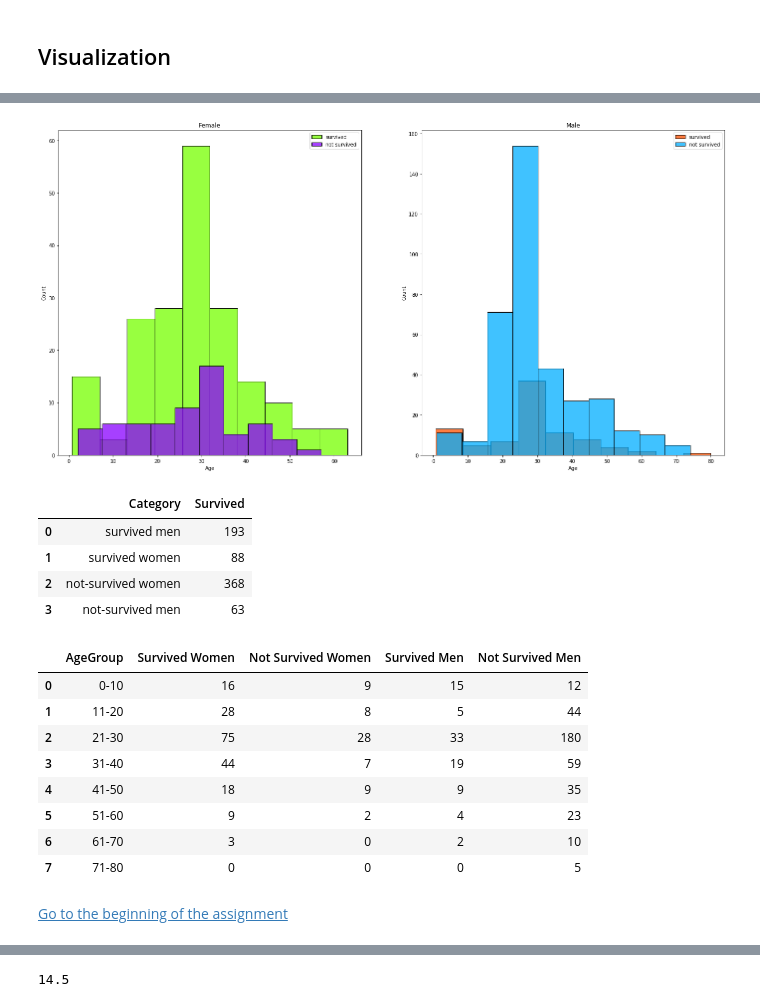
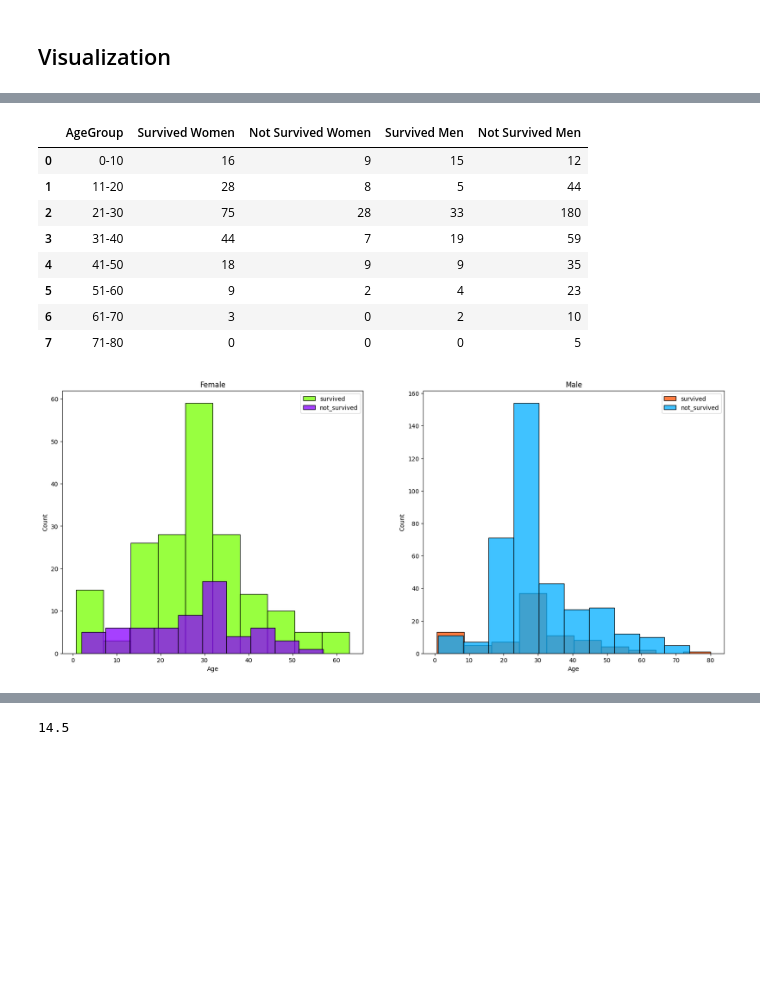
Before and after one commit to eranCat/TitanicML, a Jupyter notebook: Assignment2_supervised_learning_flow.ipynb, the cells around one changed output, grey strips where cells are left out. Cells and saved outputs as stored; diff of their text form; code cells hidden in the pictures; blank space fills up the shorter version.

```diff
--- a/Assignment2_supervised_learning_flow.ipynb
+++ b/Assignment2_supervised_learning_flow.ipynb
@@ -145,16 +148,0 @@ else:
-# %%
-survived = 'survived'
-not_survived = 'not survived'
-fig, axes = plt.subplots(nrows=1, ncols=2,figsize=(24, 12))
-women = train_set[train_set['Sex']==0]
-men = train_set[train_set['Sex']==1]
-ax = sns.histplot(women[women['Survived']==1].Age.dropna(), bins=10, label = survived, ax = axes[0], kde =False, color="#76FF00")
-ax = sns.histplot(women[women['Survived']==0].Age.dropna(), bins=10, label = not_survived, ax = axes[0], kde =False, color="#8900FF")
-ax.legend()
-ax.set_title('Female')
-ax = sns.histplot(men[men['Survived']==1].Age.dropna(), bins=10, label = survived, ax = axes[1], kde = False, color="#FF5100")
-ax = sns.histplot(men[men['Survived']==0].Age.dropna(), bins=10, label = not_survived, ax = axes[1], kde = False, color="#00AEFF")
-ax.legend()
-_ = ax.set_title('Male')
-# %% [output]
-[figure, removed]
@@ -180,23 +149,27 @@ def createHistTable(data_frame):
-# %%
-# Creating data table for the histogram above without age group
-histTable = createHistTable(train_set)
-if not histTable.empty:
-    display(histTable)
-else:
-    print("No dataframe was found during the process")
-# %% [output]
-|  | Category | Survived |
-| 0 | survived men | 193 |
-| 1 | survived women | 88 |
-| 2 | not-survived women | 368 |
-| 3 | not-survived men | 63 |
+# %%
+def plot_hist_gender_survivors():
+    fig, axes = plt.subplots(nrows=1, ncols=2, figsize=(20, 8))
+
+    genders = {'Female': 0, 'Male': 1}
+    colors = {'survived': ["#76FF00", "#FF5100"], 'not_survived': ["#8900FF", "#00AEFF"]}
+
+    #loop through the combinations of gender and survived status
+    for ax, (title, sex) in zip(axes, genders.items()):
+        for status, color in colors.items():
+            ages = train_set[(train_set['Sex'] == sex) & (train_set['Survived'] == (status == 'survived'))].Age
+            sns.histplot(ages, bins=10, label=status, ax=ax, kde=False, color=color[sex])
+
+        ax.legend()
+        ax.set_title(title)
+
+    plt.show()
 # %%
 # Making DataFrame for the histogram above with age group
 def createHistTableAG(data_frame):
     age_bins = [0, 10, 20, 30, 40, 50, 60, 70, 80]
     age_labels = ['0-10', '11-20', '21-30', '31-40', '41-50', '51-60', '61-70', '71-80']
 
-    ageGroup =  data_frame.copy
+    data_frame = data_frame.copy()
     data_frame['AgeGroup'] = pd.cut(data_frame['Age'], bins=age_bins, labels=age_labels, right=False)
 
     data = {
@@ -208,10 +181,14 @@ def createHistTableAG(data_frame):
     }
 
     for age_group in age_labels:
-        survived_women = len(data_frame[(data_frame['AgeGroup'] == age_group) & (data_frame['Sex'] == 0) & (data_frame['Survived'] == 1)])
-        not_survived_women = len(data_frame[(data_frame['AgeGroup'] == age_group) & (data_frame['Sex'] == 0) & (data_frame['Survived'] == 0)])
-        survived_men = len(data_frame[(data_frame['AgeGroup'] == age_group) & (data_frame['Sex'] == 1) & (data_frame['Survived'] == 1)])
-        not_survived_men = len(data_frame[(data_frame['AgeGroup'] == age_group) & (data_frame['Sex'] == 1) & (data_frame['Survived'] == 0)])
+        survived_women = len(data_frame[(data_frame['AgeGroup'] == age_group) & (data_frame['Sex'] == 0) & (
+                data_frame['Survived'] == 1)])
+        not_survived_women = len(data_frame[(data_frame['AgeGroup'] == age_group) & (data_frame['Sex'] == 0) & (
+                data_frame['Survived'] == 0)])
+        survived_men = len(data_frame[(data_frame['AgeGroup'] == age_group) & (data_frame['Sex'] == 1) & (
+                data_frame['Survived'] == 1)])
+        not_survived_men = len(data_frame[(data_frame['AgeGroup'] == age_group) & (data_frame['Sex'] == 1) & (
+                data_frame['Survived'] == 0)])
 
         data['Survived Women'].append(survived_women)
         data['Not Survived Women'].append(not_survived_women)
@@ -223,21 +200,18 @@ def createHistTableAG(data_frame):
     return survivors_by_age
 # %%
 #Creating a data table for the histogram with age group
+histTableAges = createHistTableAG(train_set)
+display(histTableAges)
 
-histTableAG = createHistTableAG(train_set)
-if not histTableAG.empty:
-    display(histTableAG)
-else:
-    print("No dataframe was found during the process")
+plot_hist_gender_survivors()
 # %% [output]
 |  | AgeGroup | Survived Women | Not Survived Women | Survived Men | Not Survived Men |
 | 0 | 0-10 | 16 | 9 | 15 | 12 |
 | 1 | 11-20 | 28 | 8 | 5 | 44 |
 | 2 | 21-30 | 75 | 28 | 33 | 180 |
 | 3 | 31-40 | 44 | 7 | 19 | 59 |
 | 4 | 41-50 | 18 | 9 | 9 | 35 |
 | 5 | 51-60 | 9 | 2 | 4 | 23 |
 | 6 | 61-70 | 3 | 0 | 2 | 10 |
 | 7 | 71-80 | 0 | 0 | 0 | 5 |
+[figure, added]
-# %% [markdown]
-[Go to the beginning of the assignment](#table-of-contents)
```
Also changed, not shown: parts of 82 cells of this notebook.
